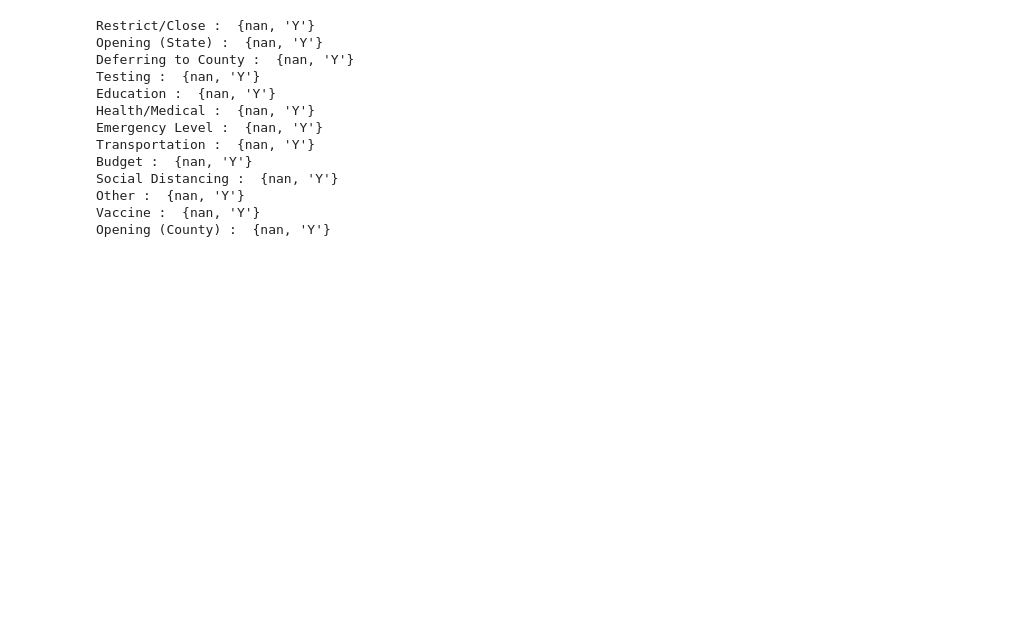
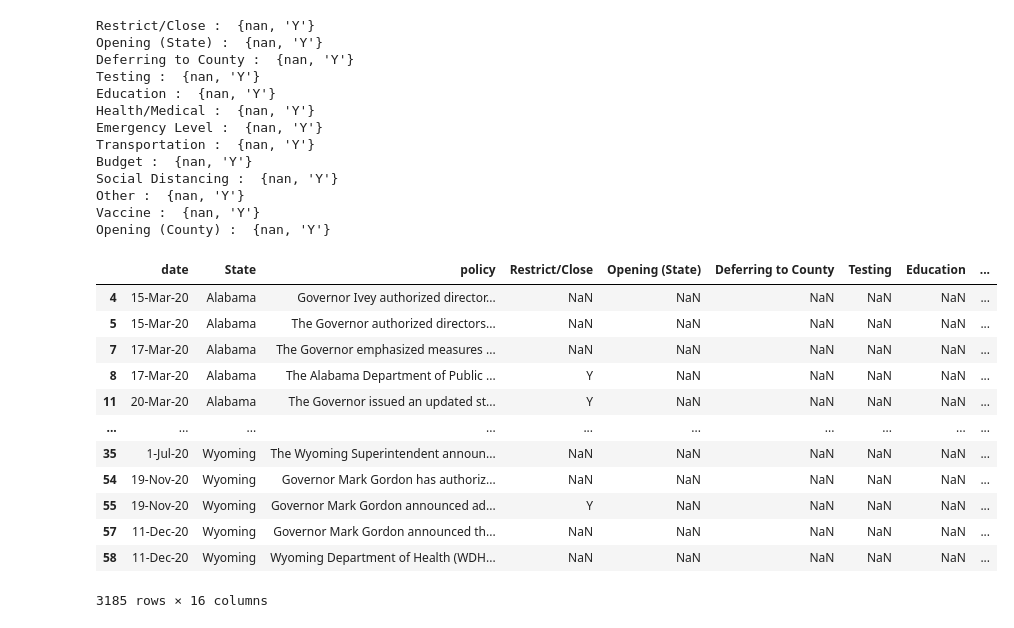
Before and after one commit to jisanos/C19A-COVID-19-Prediction-Algorithm, a Jupyter notebook: Policies Analysis.ipynb, the cells around one changed output. Cells and saved outputs as stored; diff of their text form; code cells hidden in the pictures; blank space fills up the shorter version.

```diff
--- a/Policies Analysis.ipynb
+++ b/Policies Analysis.ipynb
@@ -104,3 +105,23 @@ Social Distancing :  {nan, 'Y'}
 Other :  {nan, 'Y'}
 Vaccine :  {nan, 'Y'}
 Opening (County) :  {nan, 'Y'}
+# %%
+# Dropping, if any, duplicates that are contained from the first 3 cols
+policies_df.drop_duplicates(["date","State","policy"], inplace=True)
+# %%
+# Checking dups of only first 2 cols
+policies_df[policies_df.duplicated(["date","State"], keep= False)]
+# %% [output]
+|  | date | State | policy | Restrict/Close | Opening (State) | Deferring to County | Testing | Education | ... |
+| 4 | 15-Mar-20 | Alabama | Governor Ivey authorized director... | NaN | NaN | NaN | NaN | NaN | ... |
+| 5 | 15-Mar-20 | Alabama | The Governor authorized directors... | NaN | NaN | NaN | NaN | NaN | ... |
+| 7 | 17-Mar-20 | Alabama | The Governor emphasized measures ... | NaN | NaN | NaN | NaN | NaN | ... |
+| 8 | 17-Mar-20 | Alabama | The Alabama Department of Public ... | Y | NaN | NaN | NaN | NaN | ... |
+| 11 | 20-Mar-20 | Alabama | The Governor issued an updated st... | Y | NaN | NaN | NaN | NaN | ... |
+| ... | ... | ... | ... | ... | ... | ... | ... | ... | ... |
+| 35 | 1-Jul-20 | Wyoming | The Wyoming Superintendent announ... | NaN | NaN | NaN | NaN | NaN | ... |
+| 54 | 19-Nov-20 | Wyoming | Governor Mark Gordon has authoriz... | NaN | NaN | NaN | NaN | NaN | ... |
+| 55 | 19-Nov-20 | Wyoming | Governor Mark Gordon announced ad... | Y | NaN | NaN | NaN | NaN | ... |
+| 57 | 11-Dec-20 | Wyoming | Governor Mark Gordon announced th... | NaN | NaN | NaN | NaN | NaN | ... |
+| 58 | 11-Dec-20 | Wyoming | Wyoming Department of Health (WDH... | NaN | NaN | NaN | NaN | NaN | ... |
+3185 rows × 16 columns
```
Also changed, not shown: parts of 10 cells of this notebook.
